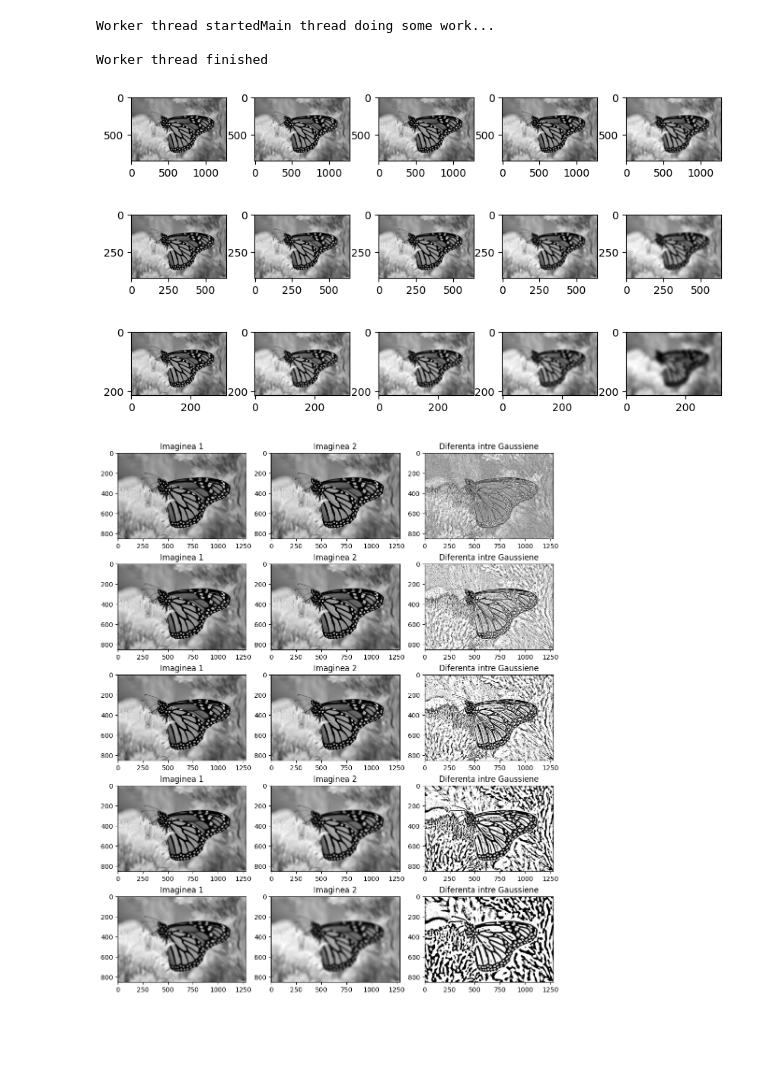
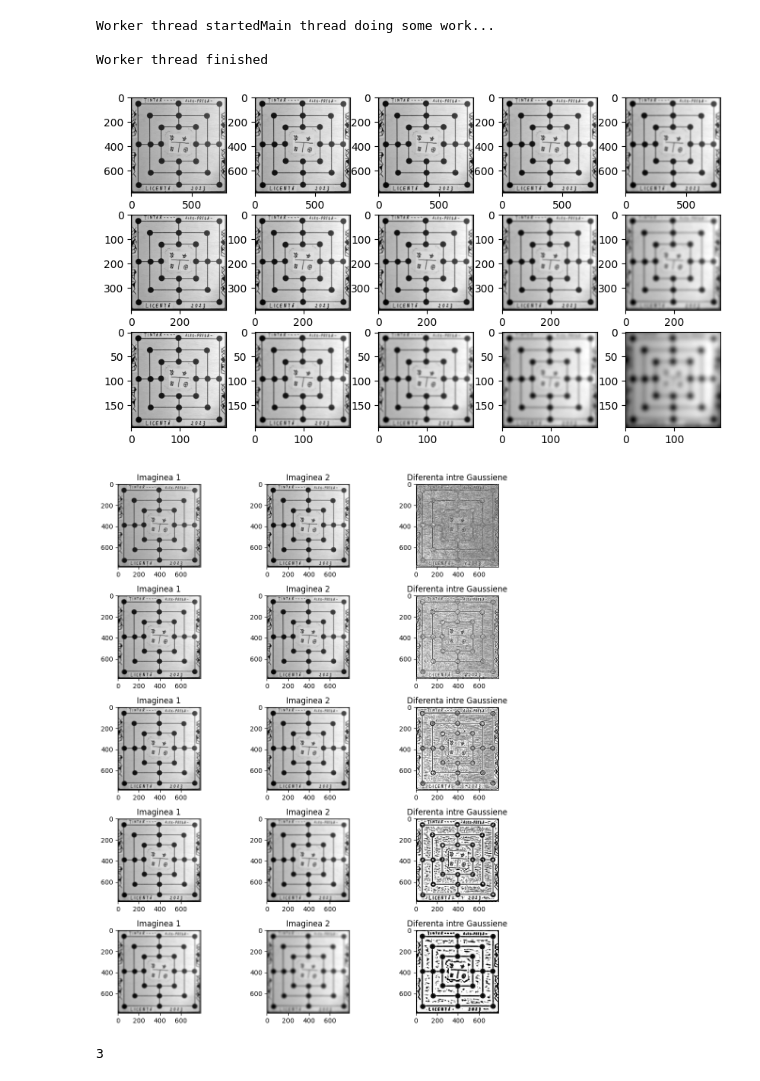
Before and after one commit to predaalex/licenta, a Jupyter notebook: playground.ipynb, the cells around one changed output. Saved outputs shown, nothing was run; the diff lists cells and outputs as text; code cells hidden in the pictures; blank space fills up the shorter version.

```diff
--- a/playground.ipynb
+++ b/playground.ipynb
@@ -55,31 +55,31 @@ Worker thread finished
 # %%
 import matplotlib.pyplot as plt
 from scipy.ndimage import gaussian_filter
 import cv2 as cv
 
-img_originala = cv.imread("resources/butterfly.jpg")
+img_originala = cv.imread("resources/template_test3.jpg")
 img_originala = cv.cvtColor(img_originala, cv.COLOR_BGR2GRAY)
 # Apply Gaussian filters to the images
 fix, axs = plt.subplots(3, 5, figsize=(10, 6))
 for i in range(3):
     img_blur = img_originala
     sigma = 1.0  # Standard deviation of the first Gaussian filter
     for j in range(5):
         axs[i][j].imshow(img_blur, cmap='gray',)
         img_blur = gaussian_filter(img_blur, sigma)
         sigma += j
 
     img_originala = cv.resize(img_originala, (0, 0), fx=0.5, fy=0.5)
 
 plt.subplots_adjust(hspace=0, wspace=0.3)
 plt.show()
 # %% [output]
-[figure, old version]
+[figure, new version]
 # %%
 import matplotlib.pyplot as plt
 from scipy.ndimage import gaussian_filter
 import cv2 as cv
-img_originala = cv.imread("resources/butterfly.jpg")
+img_originala = cv.imread("resources/template_test3.jpg")
 img_originala = cv.cvtColor(img_originala, cv.COLOR_BGR2GRAY)
 sigma = 1  # Standard deviation of the first Gaussian filter
 
@@ -106,4 +106,21 @@ for i in range(5):
 plt.tight_layout()
 plt.show()
 # %% [output]
-[figure, old version]
+[figure, new version]
+# %%
+import cv2 as cv
+
+img_aliniata = cv.imread("resources/template_test3.jpg")
+
+lista_imagini_pozitii = \
+            [img_aliniata[0:50, 0:50, :], img_aliniata[0:50, 150:200, :], img_aliniata[0:50, 300:350, :],
+             img_aliniata[45:95, 45:95, :], img_aliniata[45:95, 150:200, :], img_aliniata[45:95, 250:300, :],
+             img_aliniata[90:140, 93:143, :], img_aliniata[90:140, 150:200, :], img_aliniata[90:140, 215:265, :],
+             img_aliniata[150:200, 0:50, :], img_aliniata[150:200, 50:100, :], img_aliniata[150:200, 90:140, :],
+             img_aliniata[150:200, 215:265, :], img_aliniata[150:200, 255:305, :], img_aliniata[145:200, 300:350, :],
+             img_aliniata[210:260, 93:143, :], img_aliniata[210:260, 150:200, :], img_aliniata[210:260, 215:265, :],
+             img_aliniata[255:305, 50:100, :], img_aliniata[255:305, 150:200, :], img_aliniata[255:305, 250:300, :],
+             img_aliniata[300:350, 0:50, :], img_aliniata[300:350, 150:200, :], img_aliniata[300:350, 300:350, :]]
+print(len(lista_imagini_pozitii[0][0][0]))
+# %% [output]
+3
```
Also changed, not shown: 6 other files.
